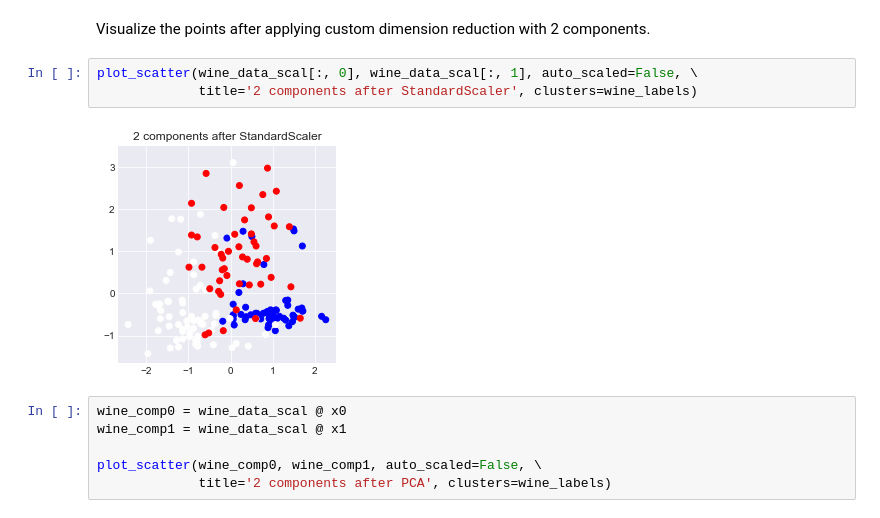
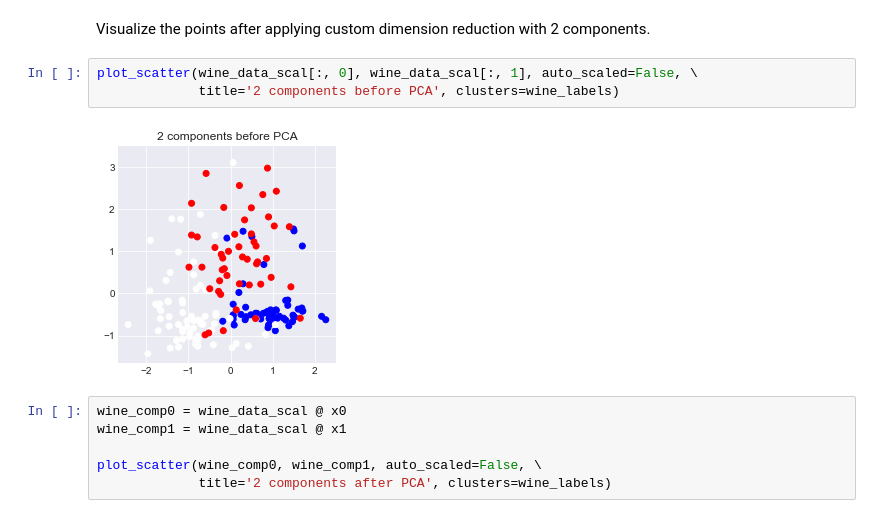
Before and after one commit to TekaLishoo/ML_homeworks_2, a Jupyter notebook: homework.ipynb, the cells around one changed output. Cells and saved outputs as stored; diff of their text form.

```diff
--- a/homework.ipynb
+++ b/homework.ipynb
@@ -314,9 +314,9 @@ assert np.allclose(x1@S@x1, 2.5110809296451233)
 Visualize the points after applying custom dimension reduction with 2 components.
 # %%
 plot_scatter(wine_data_scal[:, 0], wine_data_scal[:, 1], auto_scaled=False, \
-             title='2 components after StandardScaler', clusters=wine_labels)
+             title='2 components before PCA', clusters=wine_labels)
 # %% [output]
-[figure, old version]
+[figure, new version]
 # %%
 wine_comp0 = wine_data_scal @ x0
 wine_comp1 = wine_data_scal @ x1
```
Also changed, not shown: parts of 10 cells of this notebook.
